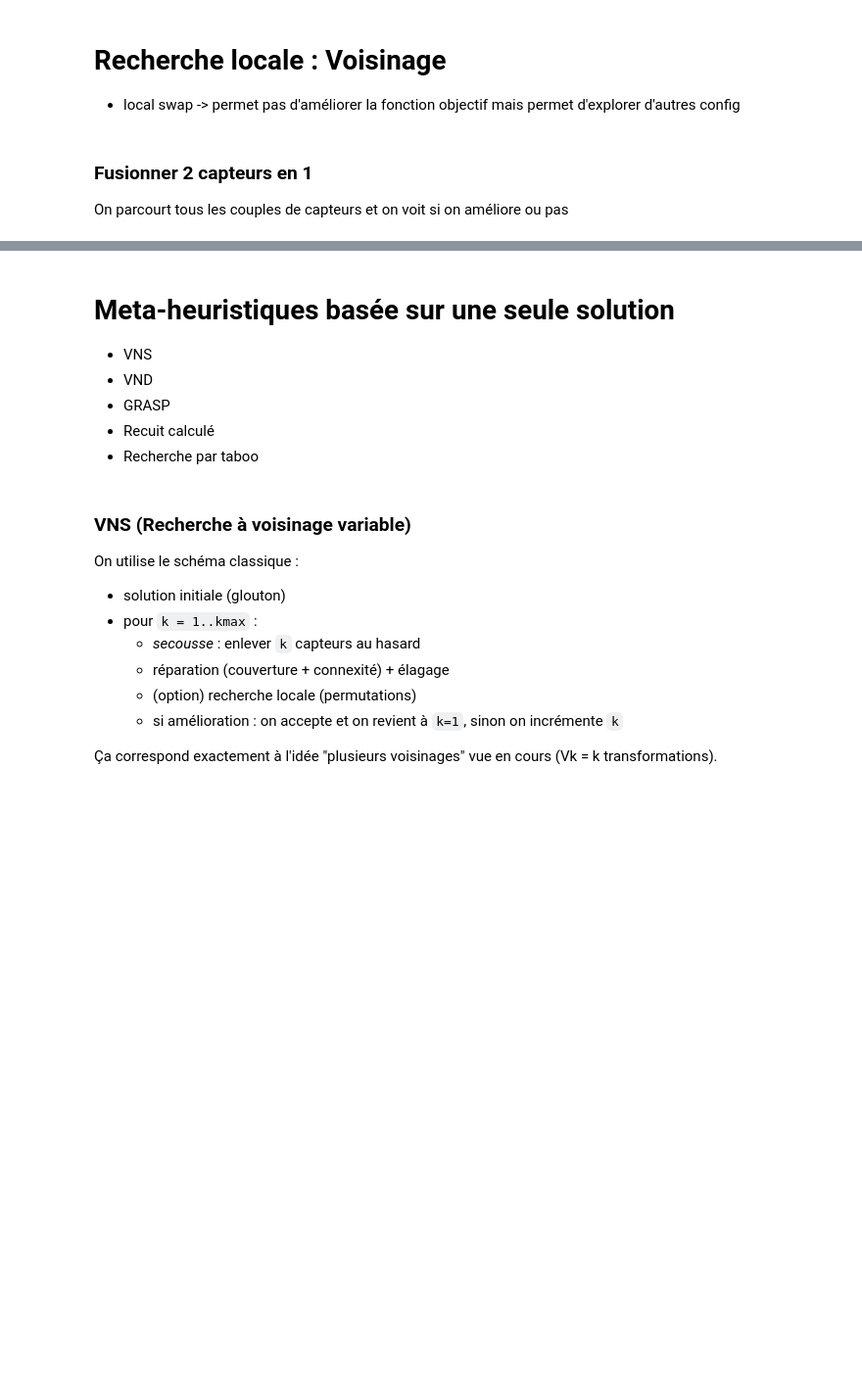
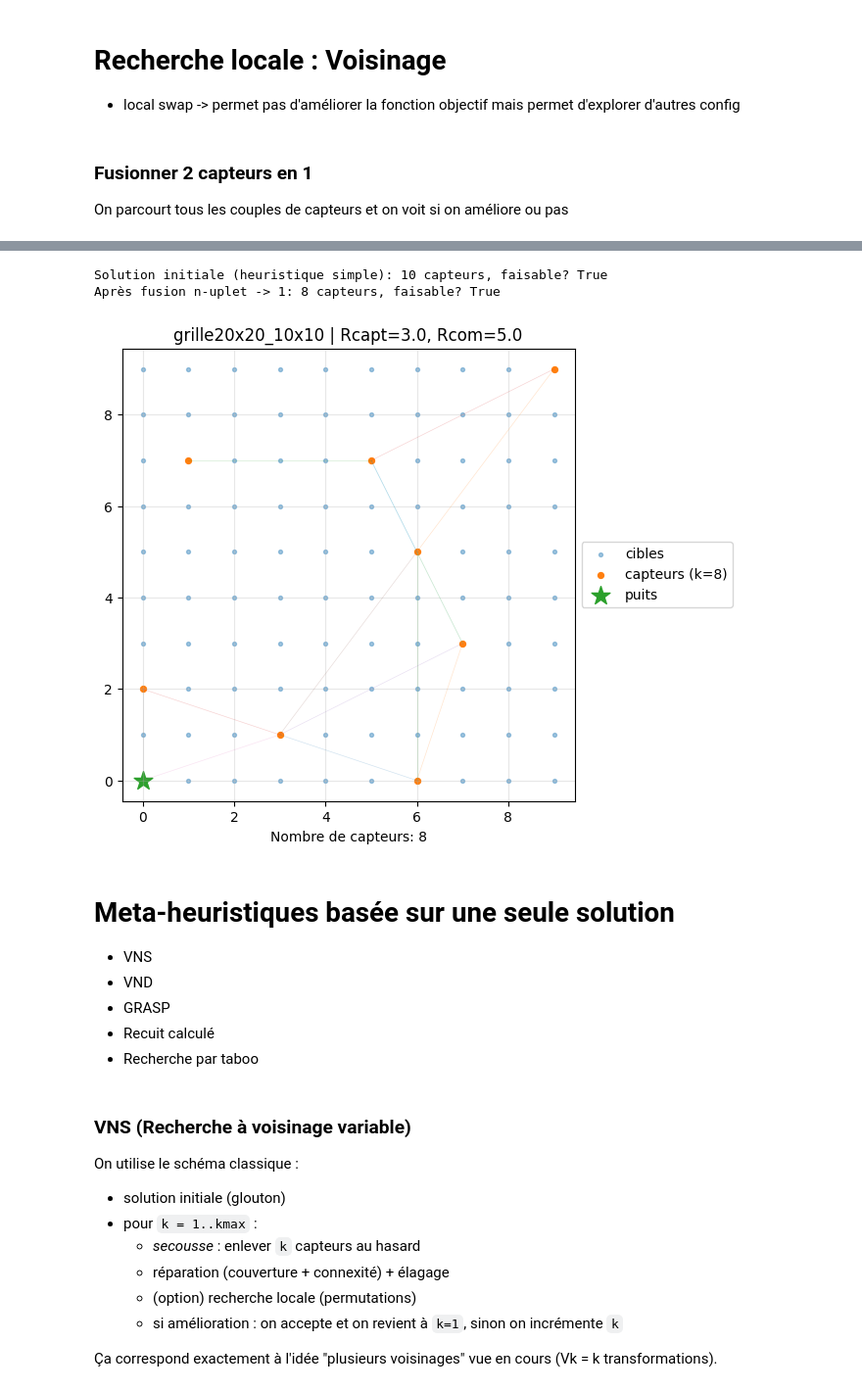
Before and after one commit to pgatt06/Meta-heuristiques, a Jupyter notebook: projet_capteurs_metaheuristiques.ipynb, the cells around one changed output, grey strips where cells are left out. Shown at 98% size. Cells and saved outputs as stored; diff of their text form; code cells hidden in the pictures; blank space fills up the shorter version.

```diff
--- a/projet_capteurs_metaheuristiques.ipynb
+++ b/projet_capteurs_metaheuristiques.ipynb
@@ -771,22 +777,22 @@ TODO à revoir pcq ça marche pas
 import numpy as np
 from itertools import combinations
 
-def merge_nuplet_to_1_strict_best_improvement(
+def merge_sensors_to_1(
     selected: np.ndarray,
-    pc: Precomputation,
+    pc: "Precomputation",
     eps: float = 1e-9,
     max_tuple_size: int | None = None,
     max_steps: int = 100_000,
 ):
     """
-    Fusion k->1 (k-uplets), strict: le barycentre doit coïncider avec une cible existante.
-    À chaque itération:
-      - on scanne tous les k-uplets (2..K) de capteurs actifs
+    Fusion k->1 (k-uplets): le barycentre doit coïncider (à eps près) avec une cible existante.
+    Best-improvement :
+      - on scanne tous les k-uplets (k = 2..K) de capteurs actifs
       - on garde les fusions admissibles (is_feasible)
-      - on choisit celle qui réduit le plus (gain = k-1), départage: tuple le plus compact
-      - on applique et on recommence jusqu'à 1 ou blocage
+      - on choisit celle qui réduit le plus (gain = k-1), tie-break: tuple le plus compact
+      - on applique et on recommence jusqu'à atteindre 1 capteur ou blocage
 
-    Retour : sel_final, reached_one (bool)
+    Retour : (sel_final: np.ndarray[bool], reached_one: bool)
     """
     sel = selected.astype(bool).copy()
     coords = pc.inst.coords
@@ -794,58 +800,71 @@ def merge_nuplet_to_1_strict_best_improvement(
     steps = 0
     while sel.sum() > 1 and steps < max_steps:
         sel_idx = np.where(sel)[0]
-        n = len(sel_idx)
+        n = int(sel_idx.size)
         if n <= 1:
             break
 
-        K = n if max_tuple_size is None else min(max_tuple_size, n)
+        K = n if max_tuple_size is None else min(int(max_tuple_size), n)
 
         best_new_sel = None
-        best_gain = 0
-        best_score = None  # départage: plus petit = meilleur
+        best_gain = -1
+        best_score = float("inf")  # plus petit = meilleur (compacité)
 
-        # On privilégie gros k d'abord (ça réduit plus vite)
+        # gros k d'abord => permet de trouver rapidement de gros gains,
+        # mais on garde quand même le "best improvement" global via best_gain/best_score
         for k in range(K, 1, -1):
-            # scan complet de tous les k-uplets
             for tup in combinations(sel_idx, k):
-                tup = np.array(tup, dtype=int)
+                tup = np.fromiter(tup, dtype=int, count=k)
 
                 center = coords[tup].mean(axis=0)
 
                 d = np.linalg.norm(coords - center, axis=1)
                 c = int(np.argmin(d))
 
-                # STRICT : le barycentre doit être exactement une cible
+                # STRICT: barycentre doit être sur une cible existante
                 if d[c] > eps:
                     continue
 
                 new_sel = sel.copy()
                 new_sel[tup] = False
-                new_sel[c] = True
+                new_sel[c] = True  # c peut être dans tup, c'est ok
 
+                # doit réduire strictement le nombre de capteurs
                 if new_sel.sum() >= sel.sum():
                     continue
+
                 if not is_feasible(new_sel, pc):
                     continue
 
-                gain = k - 1  # réduction du nombre de capteurs
-
-                # départage: compacité du tuple (somme des distances au barycentre)
+                gain = k - 1
                 score = float(np.sum(np.linalg.norm(coords[tup] - center, axis=1)))
 
-                if (best_new_sel is None) or (gain > best_gain) or (gain == best_gain and score < best_score):
+                # best improvement + tie-break compacité
+                if (gain > best_gain) or (gain == best_gain and score < best_score):
                     best_new_sel = new_sel
                     best_gain = gain
                     best_score = score
 
-        # aucune fusion possible => blocage
         if best_new_sel is None:
             break
 
         sel = best_new_sel
         steps += 1
 
     return sel
+
+# Exemple d'utilisation avec une heuristique simple suivie de la fusion n-uplet -> 1
+sol_simple = nearest_neighbor_heuristic(pc)
+print("Solution initiale (heuristique simple):", int(sol_simple.sum()), "capteurs, faisable?", is_feasible(sol_simple, pc))
+
+sol_merged = merge_sensors_to_1(sol_simple, pc, max_tuple_size=4)
+print("Après fusion n-uplet -> 1:", int(sol_merged.sum()), "capteurs, faisable?", is_feasible(sol_merged, pc))
+
+plot_solution(sol_merged, pc, show_links=True)
+# %% [output]
+Solution initiale (heuristique simple): 10 capteurs, faisable? True
+Après fusion n-uplet -> 1: 8 capteurs, faisable? True
+[figure, added]
 # %% [markdown]
 # Meta-heuristiques basée sur une seule solution
 
```
Also changed, not shown: parts of 9 cells of this notebook.
